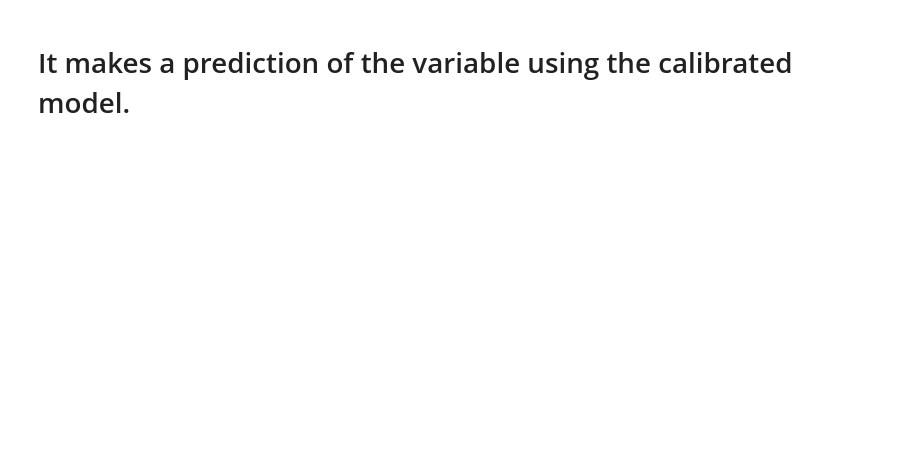
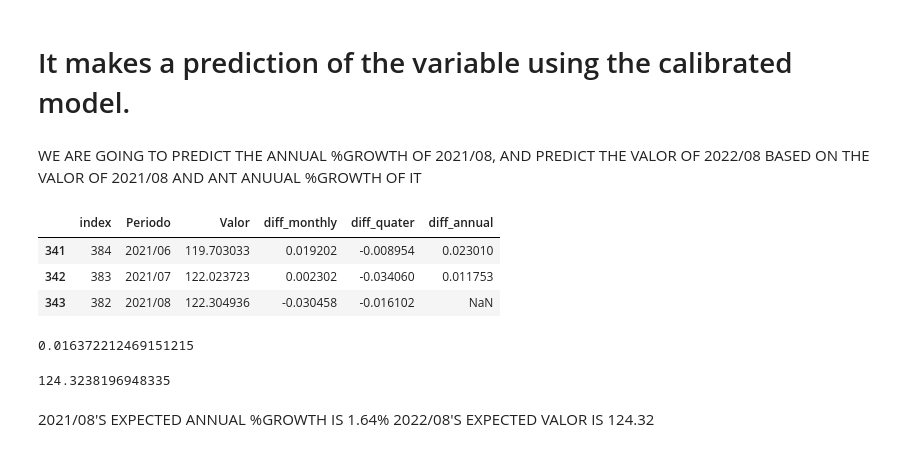
Before and after one commit to A01706648/TC3007_Statistic, a Jupyter notebook: ARIMA_SARIMA.ipynb, the cells around one changed output. Cells and saved outputs as stored; diff of their text form; code cells hidden in the pictures; blank space fills up the shorter version.

```diff
--- a/ARIMA_SARIMA.ipynb
+++ b/ARIMA_SARIMA.ipynb
@@ -217,2 +258,12 @@ Roots
 # %% [markdown]
 # It makes a prediction of the variable using the calibrated model.
+# %% [markdown]
+WE ARE GOING TO PREDICT THE ANNUAL %GROWTH OF 2021/08,
+AND PREDICT THE VALOR OF 2022/08 BASED ON THE VALOR OF 2021/08 AND ANT ANUUAL %GROWTH OF IT
+# %%
+df[df['Periodo'].isin(['2021/06','2021/07','2021/08'])]
+# %% [output]
+|  | index | Periodo | Valor | diff_monthly | diff_quater | diff_annual |
+| 341 | 384 | 2021/06 | 119.703033 | 0.019202 | -0.008954 | 0.023010 |
+| 342 | 383 | 2021/07 | 122.023723 | 0.002302 | -0.034060 | 0.011753 |
+| 343 | 382 | 2021/08 | 122.304936 | -0.030458 | -0.016102 | NaN |
@@ -218,0 +273,15 @@ Roots
+# %%
+lns12_2021_08 = 0.0038 + 0.6797 * lns12_2021_07 + 0.1992 * lns12_2021_06
+lns12_2021_08
+# %% [output]
+0.016372212469151215
+# %%
+import math
+valor_2021_08 = df[df['Periodo'] == '2021/08']['Valor'].tolist()[0]
+valor_2022_08 = valor_2021_08 * math.exp(lns12_2021_08)
+valor_2022_08
+# %% [output]
+124.3238196948335
+# %% [markdown]
+2021/08'S EXPECTED ANNUAL %GROWTH IS 1.64%
+2022/08'S EXPECTED VALOR IS 124.32
```
Also changed, not shown: parts of 14 cells of this notebook.
